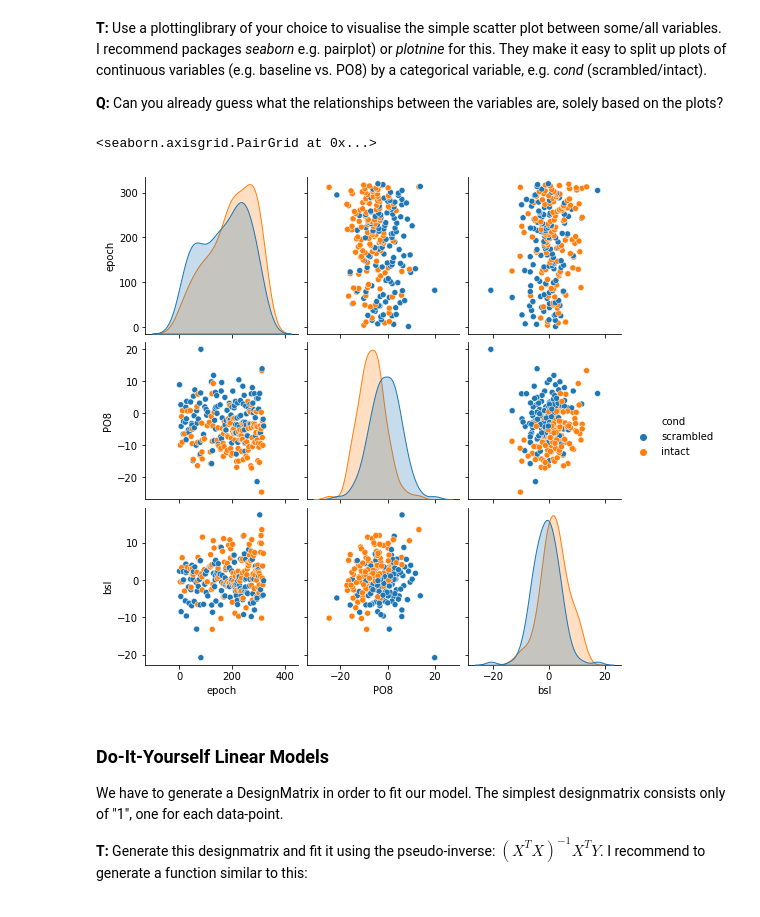
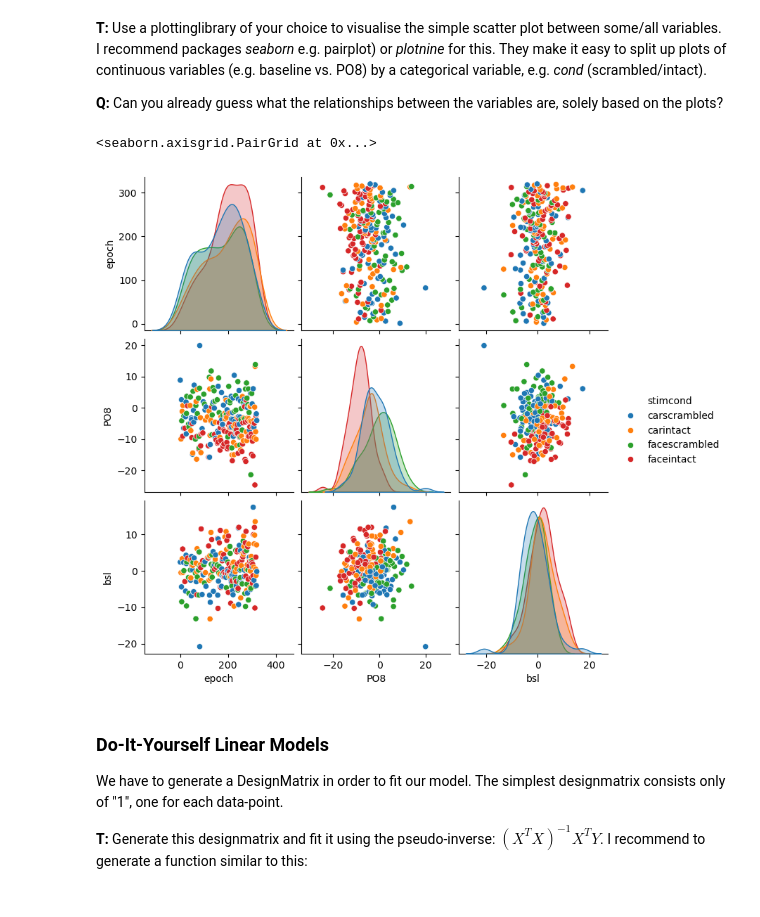
Before and after one commit to s-ccs/course_EEG, a Jupyter notebook: exercises/solutions/ex6_linearModels.ipynb, the cells around one changed output. Saved outputs shown, nothing was run; the diff lists cells and outputs as text; code cells hidden in the pictures.

```diff
--- a/exercises/solutions/ex6_linearModels.ipynb
+++ b/exercises/solutions/ex6_linearModels.ipynb
@@ -27,7 +27,7 @@ d
 
 **Q:** Can you already guess what the relationships between the variables are, solely based on the plots?
 # %%
-sns.pairplot(d,hue="cond")
+sns.pairplot(d,hue="stimcond",)
 # %% [output]
 <seaborn.axisgrid.PairGrid at 0x...>
-[figure, old version]
+[figure, new version]
```
Also changed, not shown: parts of 15 cells of this notebook, 2 other files.
